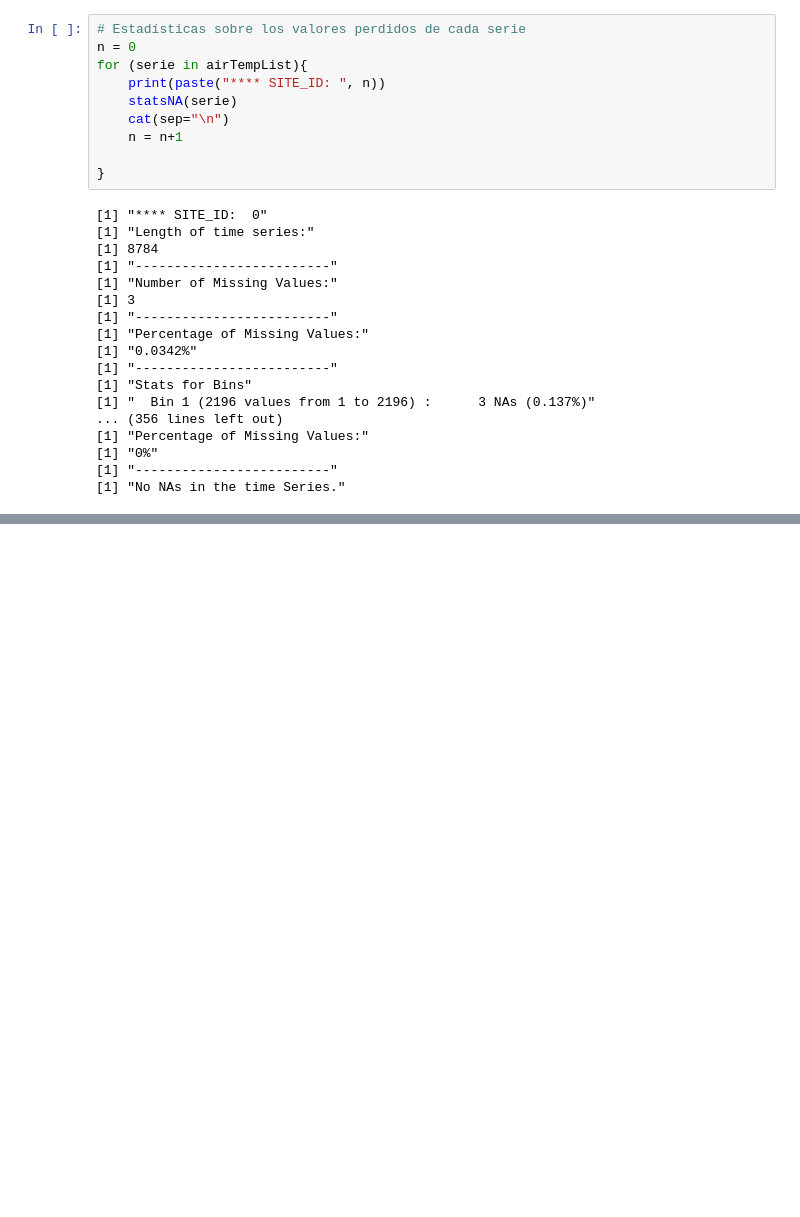
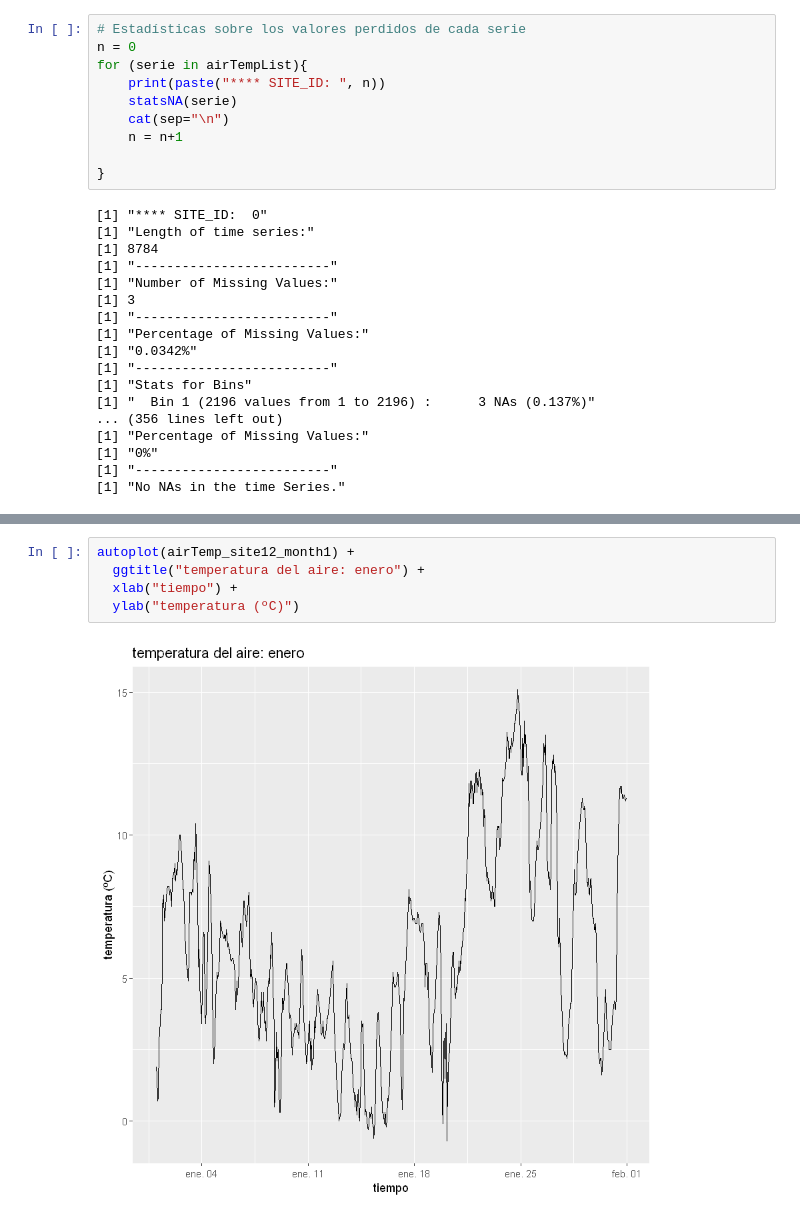
Before and after one commit to ovaisnazir/Master-Thesis, a Jupyter notebook: notebooks/TSMissingValues.ipynb, the cells around one changed output, grey strips where cells are left out. Saved outputs shown, nothing was run; the diff lists cells and outputs as text; blank space fills up the shorter version.

```diff
--- a/notebooks/TSMissingValues.ipynb
+++ b/notebooks/TSMissingValues.ipynb
@@ -100,0 +120,7 @@ for (serie in airTempList){
+# %%
+autoplot(airTemp_site12_month1) +
+  ggtitle("temperatura del aire: enero") +
+  xlab("tiempo") +
+  ylab("temperatura (ºC)")
+# %% [output]
+[figure, added]
```
Also changed, not shown: parts of 25 cells of this notebook.
